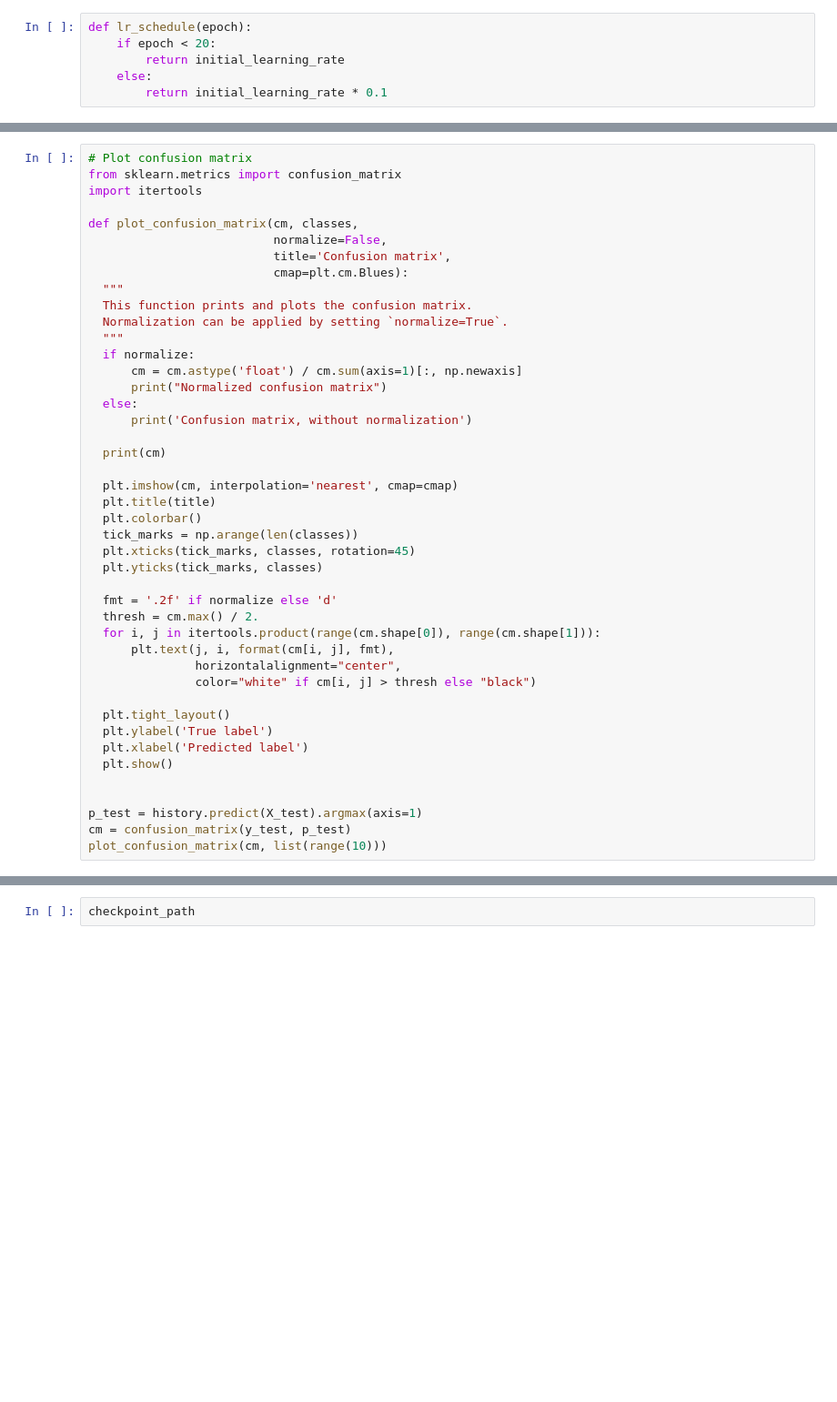
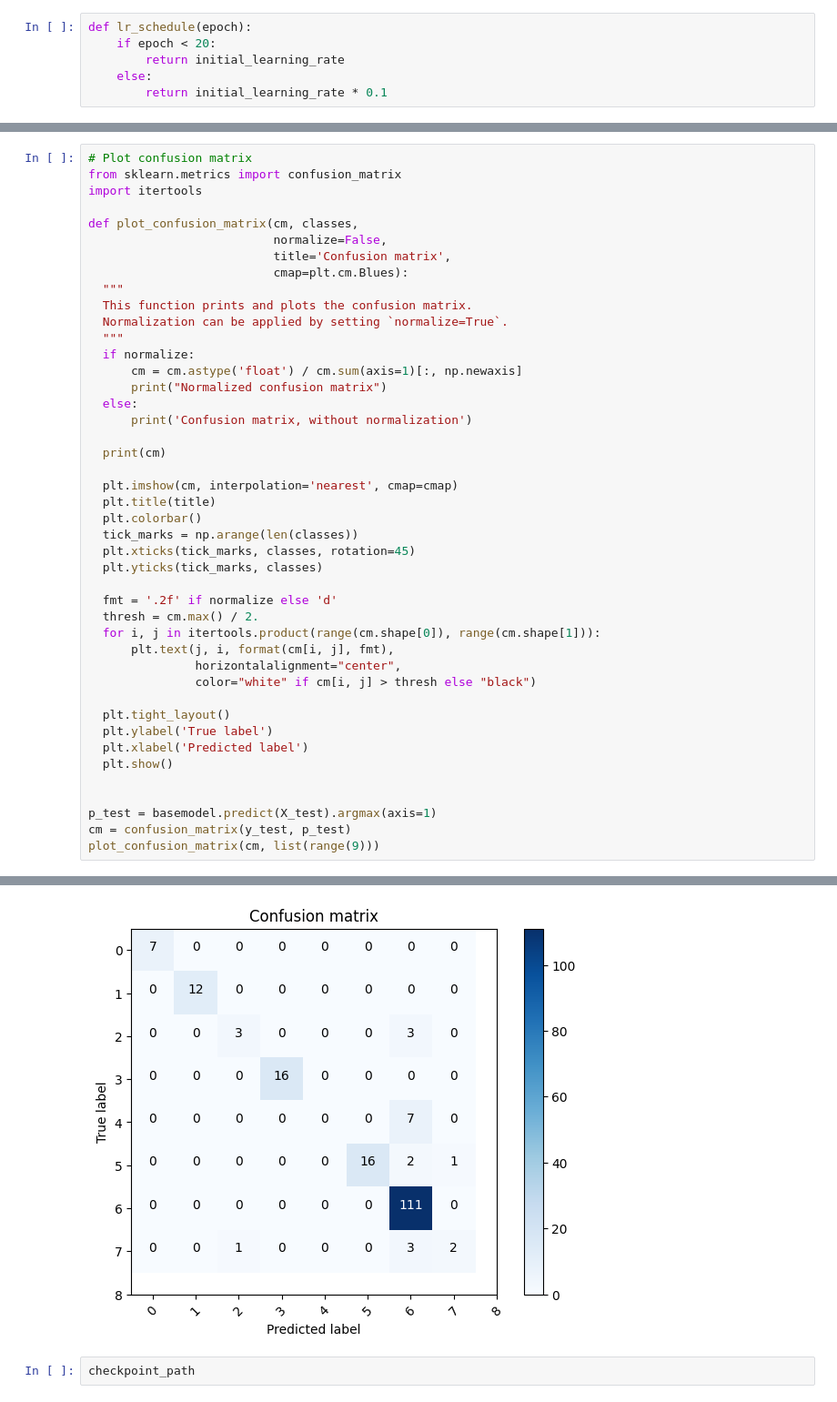
Before and after one commit to VincentiusV/emotion_detection, a Jupyter notebook: V3/emotion_recognition.ipynb, the cells around one changed output, grey strips where cells are left out. Shown: that part at 91% size. Saved outputs shown, nothing was run; the diff lists cells and outputs as text; blank space fills up the shorter version.

```diff
--- a/V3/emotion_recognition.ipynb
+++ b/V3/emotion_recognition.ipynb
@@ -232,7 +223,7 @@ def plot_confusion_matrix(cm, classes,
   plt.show()
 
 
-p_test = history.predict(X_test).argmax(axis=1)
+p_test = basemodel.predict(X_test).argmax(axis=1)
 cm = confusion_matrix(y_test, p_test)
-plot_confusion_matrix(cm, list(range(10)))
+plot_confusion_matrix(cm, list(range(9)))
 # %% [output]
@@ -240,3 +240,4 @@ AttributeError: 'History' object has no attribute 'predict'
+[figure, added]
 # %%
 checkpoint_path
 # %%
```
Also changed, not shown: parts of 13 cells of this notebook, 4 other files.
